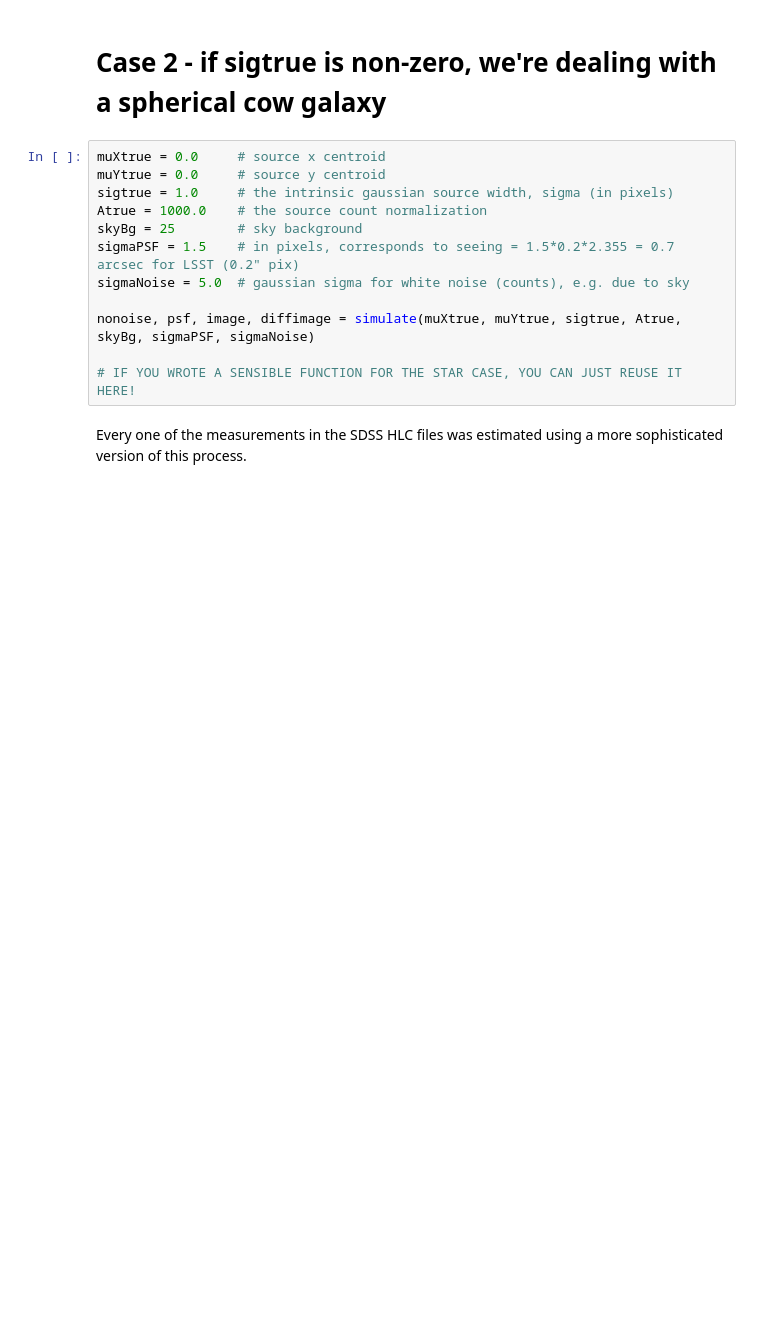
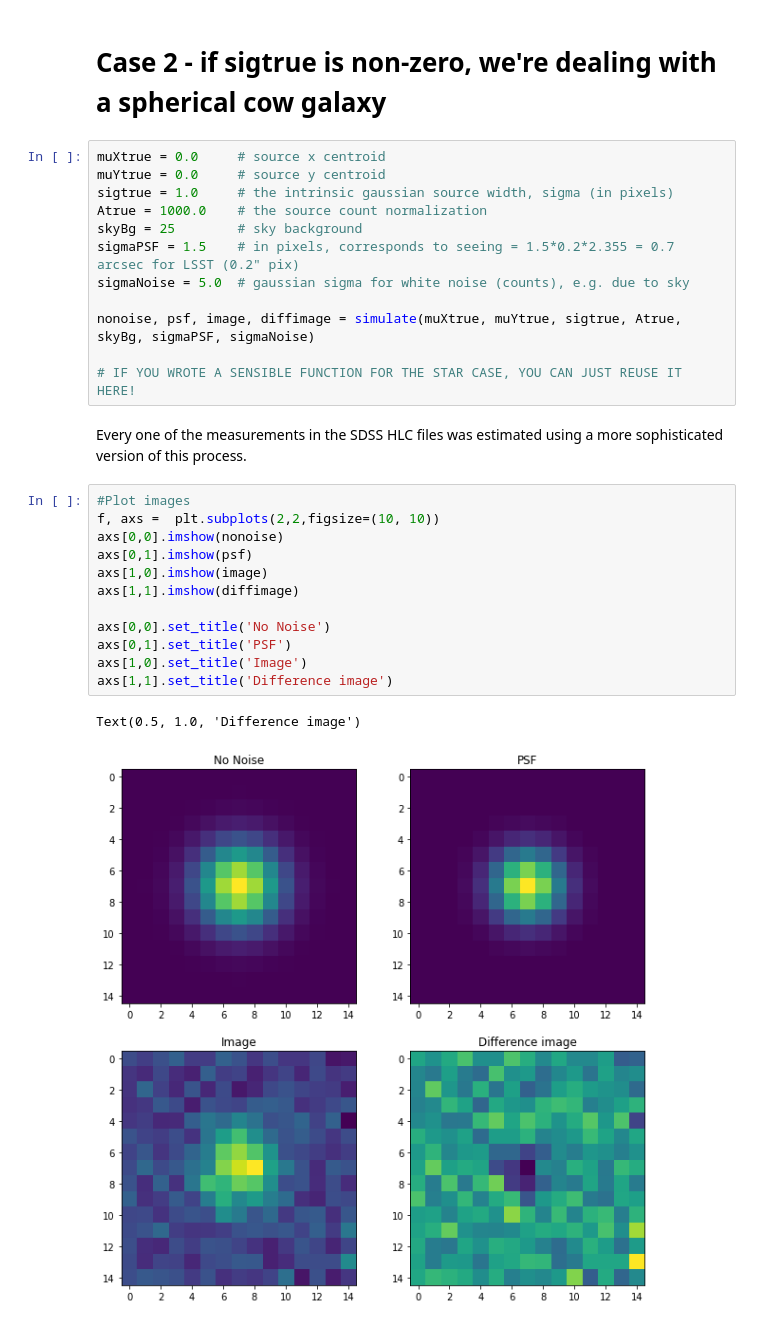
Before and after one commit to gnarayan/ast596_2020_Spring, a Jupyter notebook: homework/SreevaniJarugula/Homework02/homework02.ipynb, the cells around one changed output. Saved outputs shown, nothing was run; the diff lists cells and outputs as text; blank space fills up the shorter version.

```diff
--- a/homework/SreevaniJarugula/Homework02/homework02.ipynb
+++ b/homework/SreevaniJarugula/Homework02/homework02.ipynb
@@ -526,3 +618,18 @@ nonoise, psf, image, diffimage = simulate(muXtrue, muYtrue, sigtrue, Atrue, skyB
 # IF YOU WROTE A SENSIBLE FUNCTION FOR THE STAR CASE, YOU CAN JUST REUSE IT HERE!
 # %% [markdown]
 Every one of the measurements in the SDSS HLC files was estimated using a more sophisticated version of this process.
+# %%
+#Plot images
+f, axs =  plt.subplots(2,2,figsize=(10, 10))
+axs[0,0].imshow(nonoise)
+axs[0,1].imshow(psf)
+axs[1,0].imshow(image)
+axs[1,1].imshow(diffimage)
+
+axs[0,0].set_title('No Noise')
+axs[0,1].set_title('PSF')
+axs[1,0].set_title('Image')
+axs[1,1].set_title('Difference image')
+# %% [output]
+Text(0.5, 1.0, 'Difference image')
+[figure, added]
```
Also changed, not shown: parts of 15 cells of this notebook.
